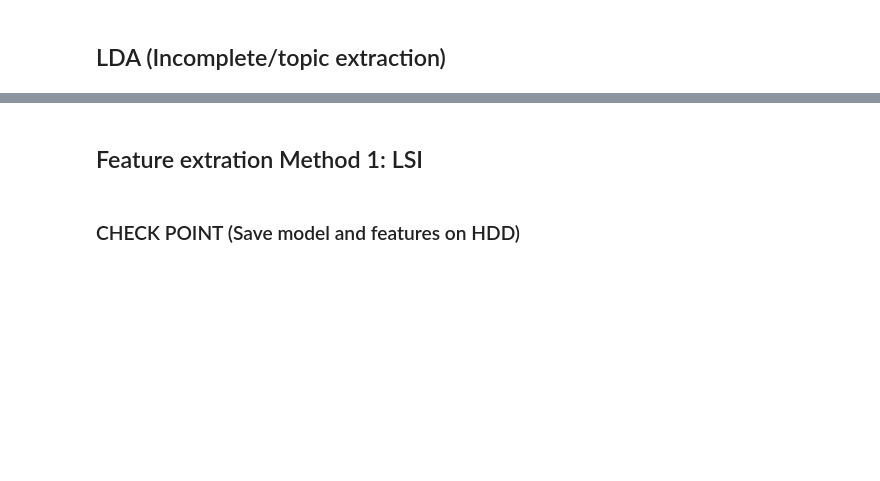
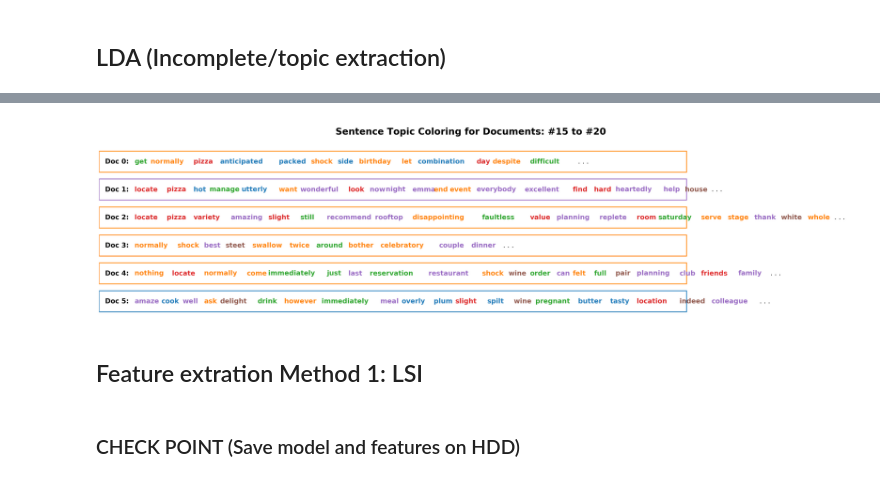
Before and after one commit to GanJiayu/Capgemini_DataCamp2020_Group3, a Jupyter notebook: Session 3 HW/Word_embedding.ipynb, the cells around one changed output, grey strips where cells are left out. Drawn from its saved outputs; the diff is of its cells as text; code cells hidden in the pictures; blank space fills up the shorter version.

```diff
--- a/Session 3 HW/Word_embedding.ipynb
+++ b/Session 3 HW/Word_embedding.ipynb
@@ -291,3 +392,50 @@ plt.show()
+# %%
+from matplotlib.patches import Rectangle
+
+def sentences_chart(lda_model=model, corpus=bow_corpus, start =15, end =22, mycolors = cols2):
+    corp = corpus[start:end]
+    #mycolors = [color for name, color in mcolors.TABLEAU_COLORS.items()]
+
+    fig, axes = plt.subplots(end-start, 1, figsize=(25, (end-start)*0.95), dpi=160)
+    axes[0].axis('off')
+
+    for i, ax in enumerate(axes):
+        if i > 0:
+            corp_cur = corp[i-1]
+            topic_percs, wordid_topics, wordid_phivalues = lda_model.get_document_topics(corp_cur, per_word_topics=True)
+            word_dominanttopic = [(lda_model.id2word[wd], topic[0]) for wd, topic in wordid_topics]
+            ax.text(0.01, 0.5, "Doc " + str(i-1) + ": ", verticalalignment='center',
+                    fontsize=16, color='black', transform=ax.transAxes, fontweight=700)
+
+            # Draw Rectange
+            topic_percs_sorted = sorted(topic_percs, key=lambda x: (x[1]), reverse=True)
+            ax.add_patch(Rectangle((0.0, 0.05), 0.99, 0.90, fill=None, alpha=1,
+                                   color=mycolors[topic_percs_sorted[0][0]], linewidth=2))
+
+            word_pos = 0.06
+            for j, (word, topics) in enumerate(word_dominanttopic):
+                if j < 20:
+                    ax.text(word_pos, 0.5, word,
+                            horizontalalignment='left',
+                            verticalalignment='center',
+                            fontsize=16, color=mycolors[topics],
+                            transform=ax.transAxes, fontweight=700)
+                    word_pos += .009 * len(word)  # to move the word for the next iter
+                    ax.axis('off')
+            ax.text(word_pos, 0.5, '. . .',
+                    horizontalalignment='left',
+                    verticalalignment='center',
+                    fontsize=16, color='black',
+                    transform=ax.transAxes)
+
+    plt.subplots_adjust(wspace=0, hspace=0)
+    plt.suptitle('Sentence Topic Coloring for Documents: #' + str(start) + ' to #' + str(end-2), fontsize=22, y=0.95, fontweight=700)
+    plt.tight_layout()
+    plt.show()
+# %%
+sentences_chart()
+# %% [output]
+[figure, added]
 # %% [markdown]
 ## Feature extration Method 1: LSI
 # %%
```
Also changed, not shown: parts of 45 cells of this notebook, 1 other file.
